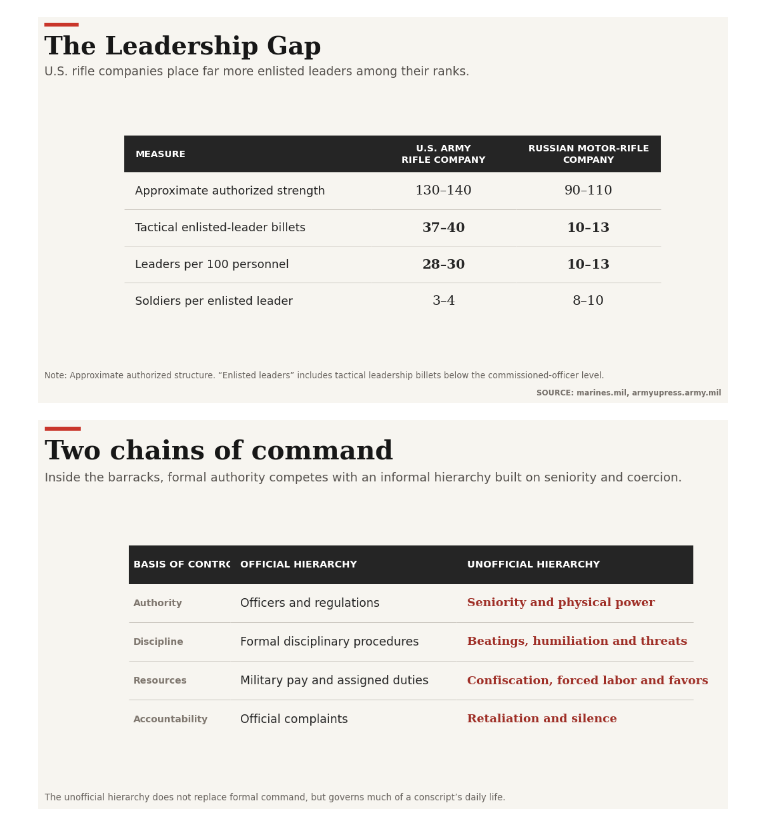
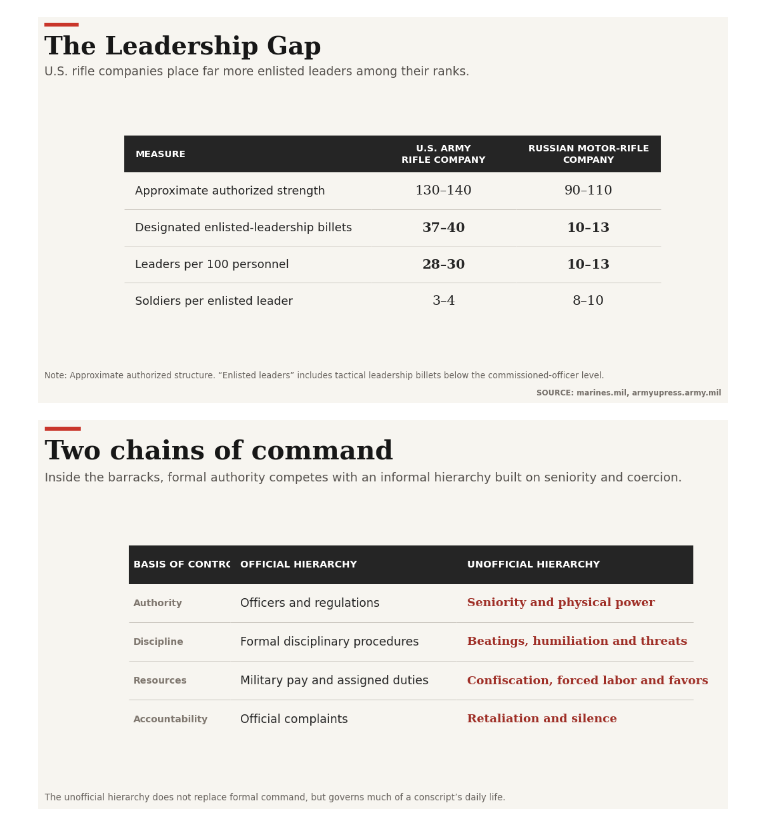
Before and after one commit to lucasanckl66/Ukr_analysis_substack, a Jupyter notebook: total vehicle loss analysis/dedovshchina.ipynb, the cells around one changed output. Drawn from its saved outputs; the diff is of its cells as text; code cells hidden in the pictures.

Commit message:
changed graph

```diff
--- a/total vehicle loss analysis/dedovshchina.ipynb
+++ b/total vehicle loss analysis/dedovshchina.ipynb
@@ -4,7 +4,7 @@ from matplotlib.patches import Rectangle
 
 rows = [
     ["Approximate authorized strength", "130–140", "90–110"],
-    ["Tactical enlisted-leader billets", "37–40", "10–13"],
+    ["Designated enlisted-leadership billets", "37–40", "10–13"],
     ["Leaders per 100 personnel", "28–30", "10–13"],
     ["Soldiers per enlisted leader", "3–4", "8–10"]
 ]
@@ -107,34 +107,34 @@ fig.text(
     fontsize=9.5,
     color="#68635e",
     ha="left"
 )
 
 fig.text(
     0.945, 0.045,
     "SOURCE: marines.mil, armyupress.army.mil",
     fontfamily="DejaVu Sans",
     fontsize=8.5,
     fontweight="bold",
     color="#77716b",
     ha="right"
 )
 
 plt.savefig(
     "company_comparison_editorial.png",
     dpi=300,
     bbox_inches="tight",
     facecolor=fig.get_facecolor()
 )
 
 plt.savefig(
     "figures/leadership_us_rus.png",
     dpi=300,
     bbox_inches="tight",
     facecolor="white"
 )
 plt.show()
 # %% [output]
-[figure, old version]
+[figure, new version]
 # %%
 rows = [
     ["Authority", "Officers and regulations", "Seniority and physical power"],
```
Also changed, not shown: 2 other files.
